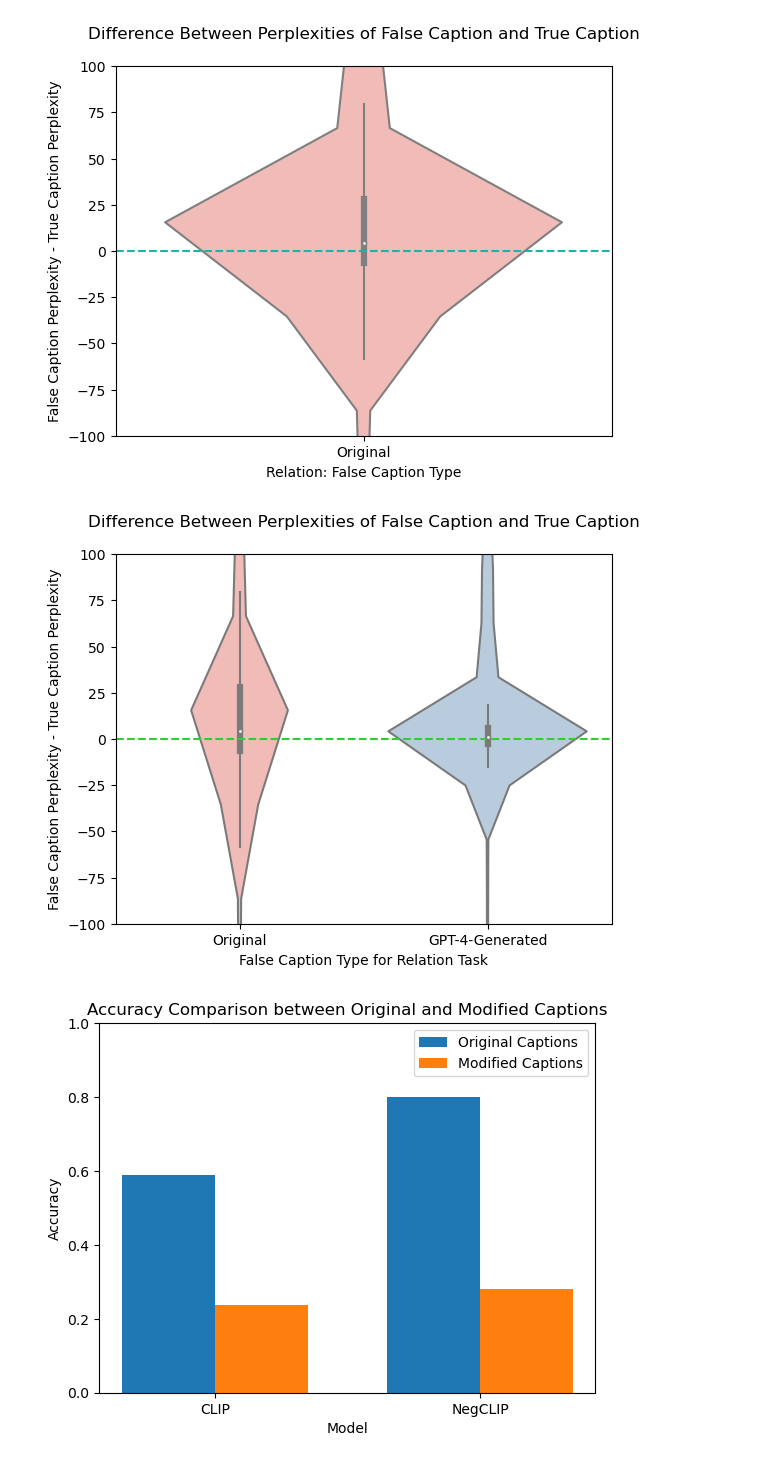
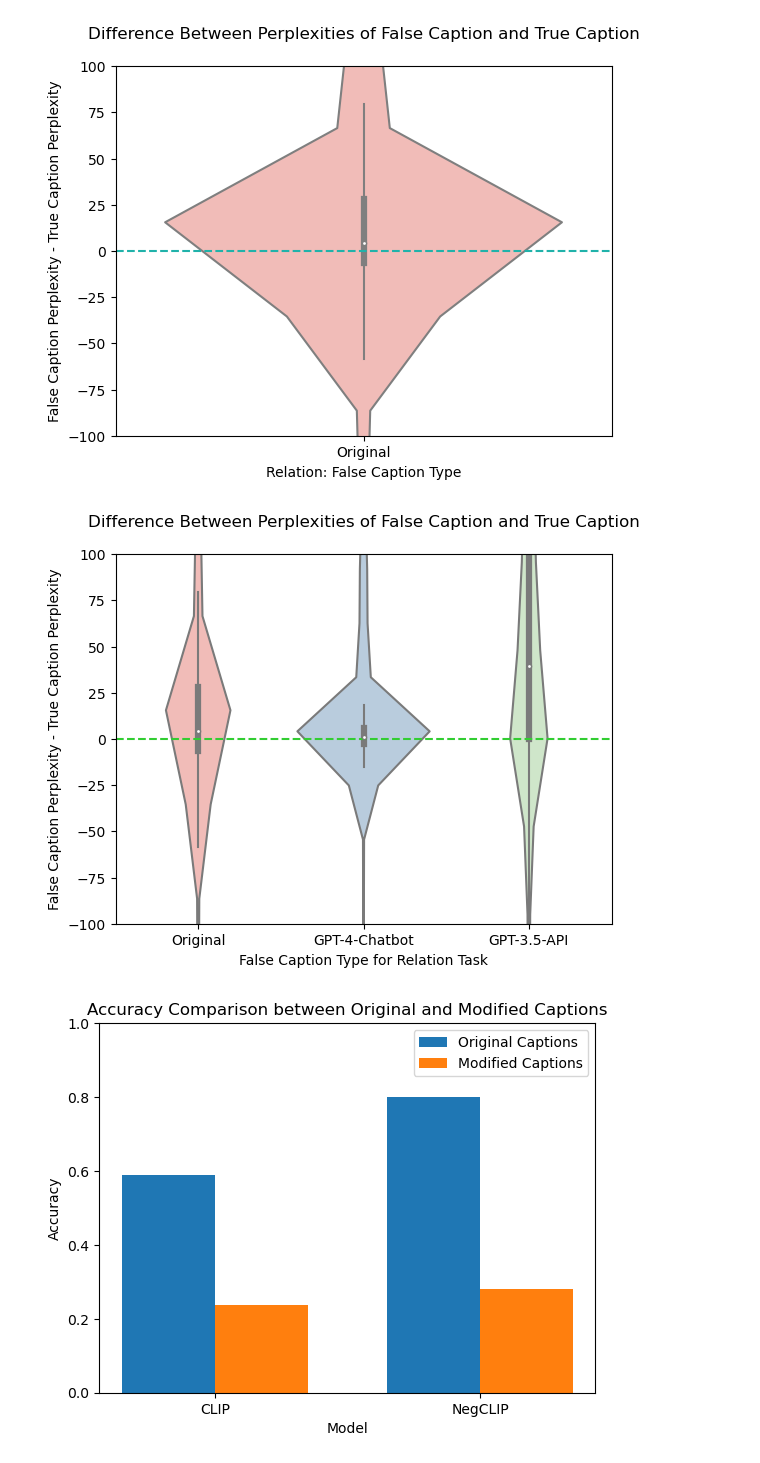
Before and after one commit to ewang-pu/CompVLMs, a Jupyter notebook: vision-language-models-are-bows/notebooks/bias.ipynb, the cells around one changed output. Saved outputs shown, nothing was run; the diff lists cells and outputs as text; code cells hidden in the pictures.

```diff
--- a/vision-language-models-are-bows/notebooks/bias.ipynb
+++ b/vision-language-models-are-bows/notebooks/bias.ipynb
@@ -98,2 +125,11 @@ rel_gpt = np.load("C:/Users/ewang/OneDrive/Desktop/Fall 2023/CompVLMs/vision-lan
+# %%
+rel_true = rel_true[:limit]
+rel_false = rel_false[:limit]
+rel_new0 = rel_new0[:limit]
+rel_new1 = rel_new1[:limit]
+rel_gpt0 = rel_gpt0[:limit]
+rel_gpt1 = rel_gpt1[:limit]
+# %%
+same = np.array(same)
 # %%
 rel_new0 = rel_new0[~same]
@@ -114,7 +157,9 @@ perps_true = np.exp(rel_true)
 perps_false = np.exp(rel_false)
 perps_new0 = np.exp(rel_new0)
 perps_new1 = np.exp(rel_new1)
-perps_gpt = np.exp(rel_gpt)
+perps_gpt0 = np.exp(rel_gpt0)
+perps_gpt1 = np.exp(rel_gpt1)
+perps_gpt2 = np.exp(rel_gpt2)
 # %%
 print(perps_true.mean())
 print(perps_false.mean())
@@ -141,7 +192,9 @@ print(sum(perps_gpt > perps_true) / len(perps_true))
 # %%
 rel_gap_og = perps_false - perps_true
 rel_gap_new = perps_new0 - perps_true[~same]
-rel_gap_gpt = perps_gpt-perps_true
+rel_gap_gpt0 = perps_gpt0-perps_true
+
+# rel_gap_gpt1 = perps_gpt1-perps_true
 # %%
 rel_gap_og.mean()
 # %% [output]
@@ -204,21 +261,21 @@ plt.show()
 # %%
 
 rel_gap_new = np.pad(rel_gap_new, (0, len(rel_gap_og) - len(rel_gap_new)), mode='constant', constant_values=np.nan)
 
-data = pd.DataFrame({'Original': rel_gap_og, 'GPT-4-Generated': rel_gap_new})
+data = pd.DataFrame({'Original': rel_gap_og, 'GPT-4-Chatbot': rel_gap_new, 'GPT-3.5-API': rel_gap_gpt0})
 
 # Create side by side violin plots
 sns.violinplot(data=data, palette="Pastel1")
 
 # Display the plot
 plt.ylim(-100, 100)
 plt.axhline(0, color='limegreen', linestyle='--')
 plt.xlabel("False Caption Type for Relation Task")
 plt.ylabel("False Caption Perplexity - True Caption Perplexity")
 plt.title("Difference Between Perplexities of False Caption and True Caption", pad = 20)
 plt.show()
 # %% [output]
-[figure, old version]
+[figure, new version]
 # %%
 import matplotlib.pyplot as plt
 import numpy as np
```
Also changed, not shown: parts of 12 cells of this notebook, 15 other files.
